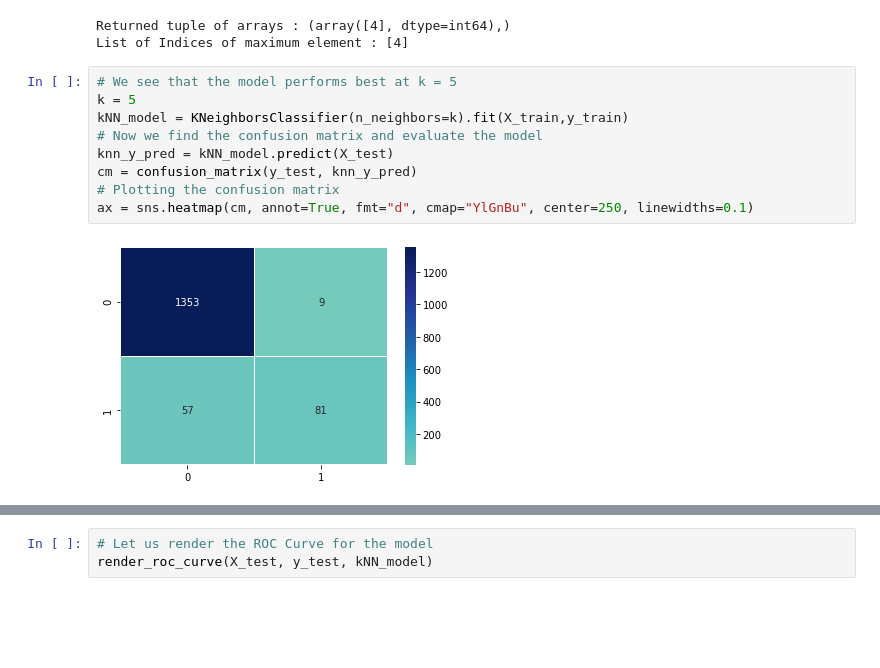
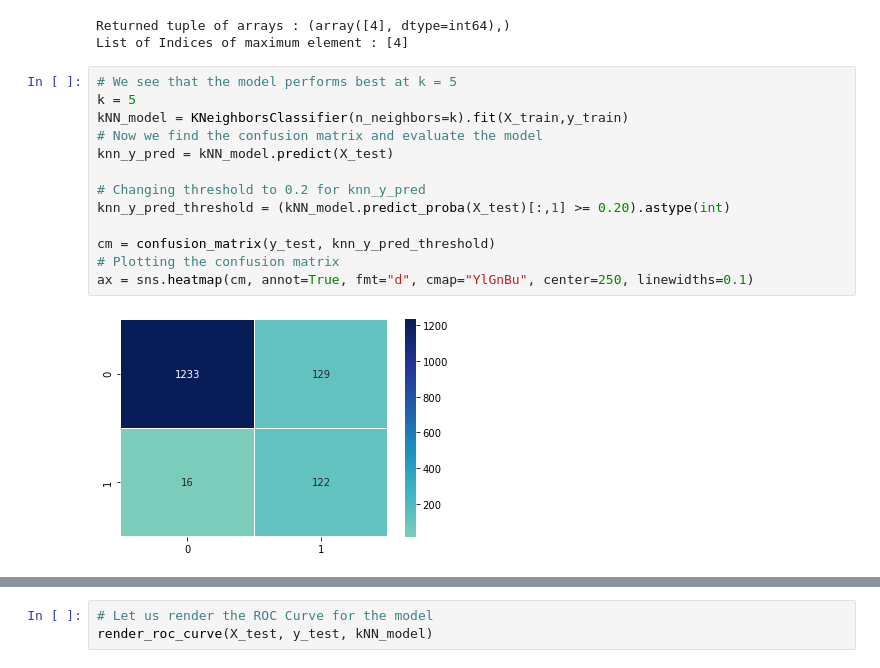
Before and after one commit to dark-crusader/ml-banking-customer-classification, a Jupyter notebook: Main.ipynb, the cells around one changed output, grey strips where cells are left out. Cells and saved outputs as stored; diff of their text form; blank space fills up the shorter version.

```diff
--- a/Main.ipynb
+++ b/Main.ipynb
@@ -739,11 +761,15 @@ List of Indices of maximum element : [4]
 # %%
 # We see that the model performs best at k = 5
 k = 5
 kNN_model = KNeighborsClassifier(n_neighbors=k).fit(X_train,y_train)
 # Now we find the confusion matrix and evaluate the model
 knn_y_pred = kNN_model.predict(X_test)
-cm = confusion_matrix(y_test, knn_y_pred)
+
+# Changing threshold to 0.2 for knn_y_pred
+knn_y_pred_threshold = (kNN_model.predict_proba(X_test)[:,1] >= 0.20).astype(int)
+
+cm = confusion_matrix(y_test, knn_y_pred_threshold)
 # Plotting the confusion matrix
 ax = sns.heatmap(cm, annot=True, fmt="d", cmap="YlGnBu", center=250, linewidths=0.1)
 # %% [output]
-[figure, old version]
+[figure, new version]
```
Also changed, not shown: parts of 41 cells of this notebook, 1 other file.
